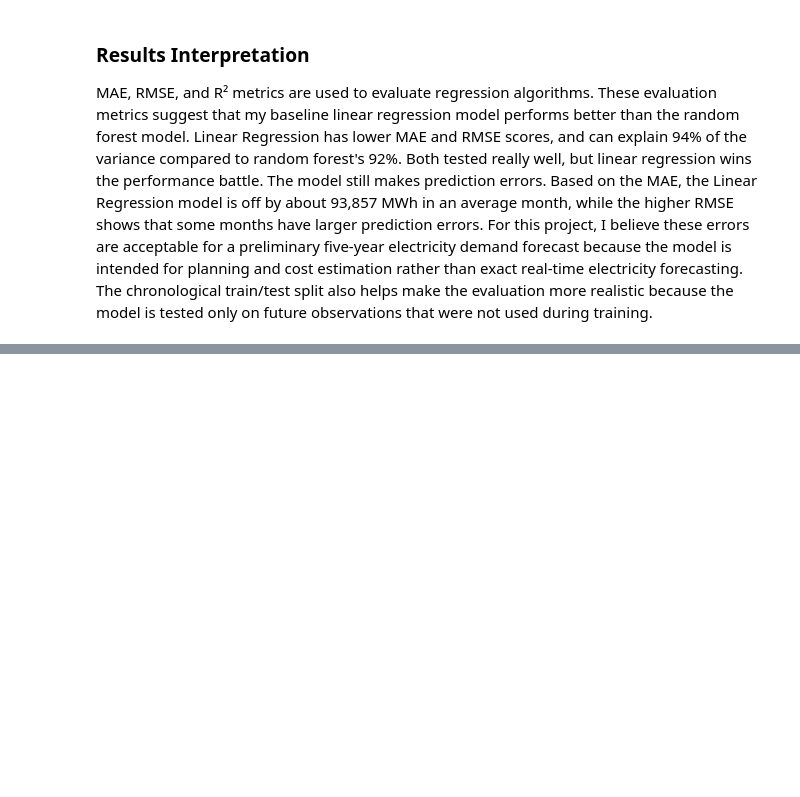
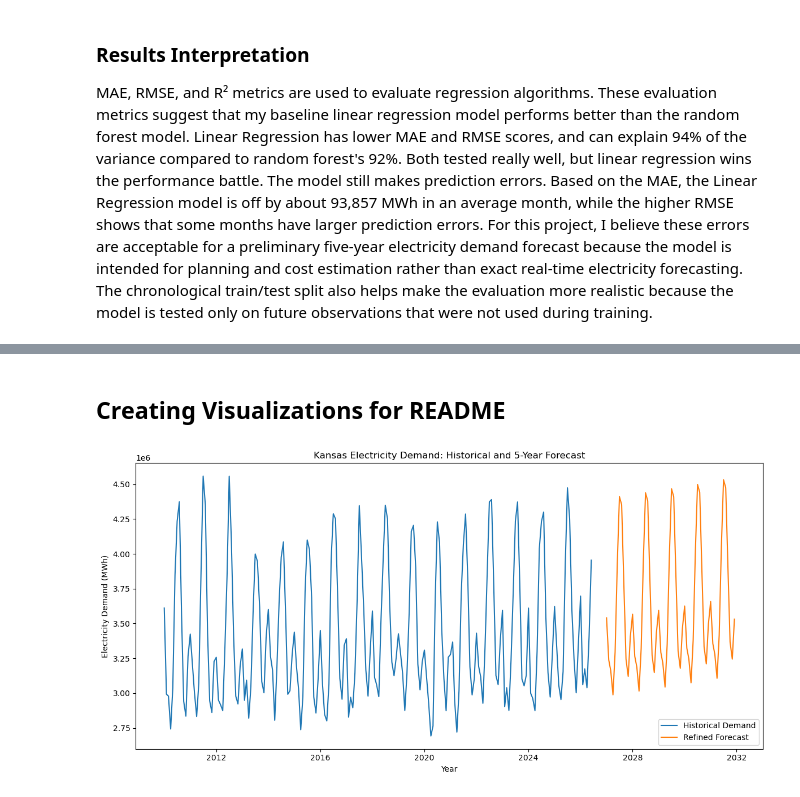
Before and after one commit to CCCKBrant/Kansas-Clean-Energy-Cost-Forecast, a Jupyter notebook: notebooks/01_data_exploration.ipynb, the cells around one changed output, grey strips where cells are left out. Drawn from its saved outputs; the diff is of its cells as text; code cells hidden in the pictures; blank space fills up the shorter version.

Commit message:
Updated technical report and visualizations

```diff
--- a/notebooks/01_data_exploration.ipynb
+++ b/notebooks/01_data_exploration.ipynb
@@ -1254,0 +1764,35 @@ The model still makes prediction errors. Based on the MAE, the Linear Regression
+# %% [markdown]
+## Creating Visualizations for README
+# %%
+#Visualization #1: Historical demand + Refined Forecast
+
+plt.figure(figsize=(12, 6))
+
+plt.plot(
+    model_data["Date"],
+    model_data["Total_Sales_Megawatthours"],
+    label="Historical Demand"
+)
+
+plt.plot(
+    future["Date"],
+    future["Refined_Predicted_Demand_MWh"],
+    label="Refined Forecast"
+)
+
+plt.title("Kansas Electricity Demand: Historical and 5-Year Forecast")
+plt.xlabel("Year")
+plt.ylabel("Electricity Demand (MWh)")
+plt.legend()
+
+plt.tight_layout()
+
+plt.savefig(
+    "../images/kansas_demand_forecast.png",
+    dpi=300,
+    bbox_inches="tight"
+)
+
+plt.show()
+# %% [output]
+[figure, added]
```
Also changed, not shown: parts of 29 cells of this notebook, 5 other files.
